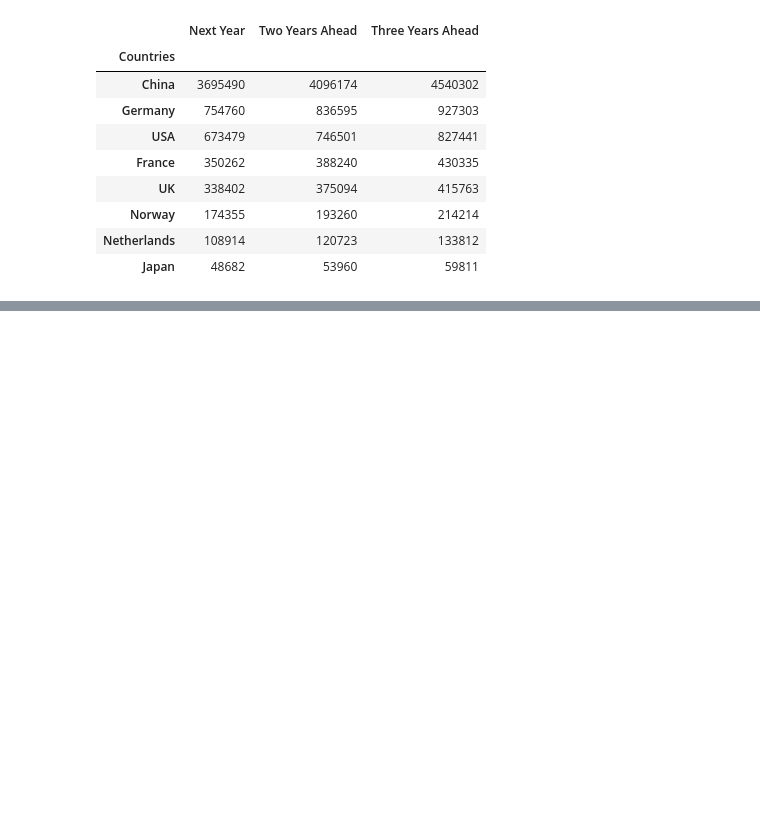
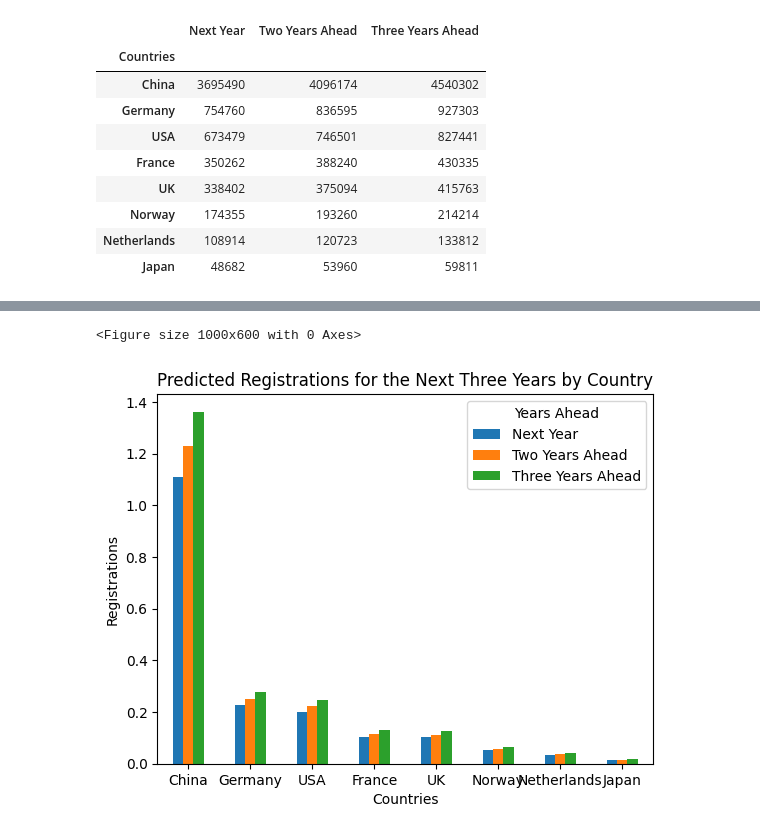
Before and after one commit to Chuka-J-Uzo/eMobility_Analysis_Global-EV, a Jupyter notebook: Global_EV_Predictions_Analysis.ipynb, the cells around one changed output, grey strips where cells are left out. Saved outputs shown, nothing was run; the diff lists cells and outputs as text; code cells hidden in the pictures; blank space fills up the shorter version.

```diff
--- a/Global_EV_Predictions_Analysis.ipynb
+++ b/Global_EV_Predictions_Analysis.ipynb
@@ -425,0 +481,11 @@ cars_per_country
+# %%
+plt.figure(figsize=(10, 6))
+predictions_per_country.plot(kind='bar', rot=0)
+plt.title('Predicted Registrations for the Next Three Years by Country')
+plt.xlabel('Countries')
+plt.ylabel('Registrations')
+plt.legend(title='Years Ahead')
+plt.show()
+# %% [output]
+<Figure size 1000x600 with 0 Axes>
+[figure, added]
```
Also changed, not shown: parts of 9 cells of this notebook.
